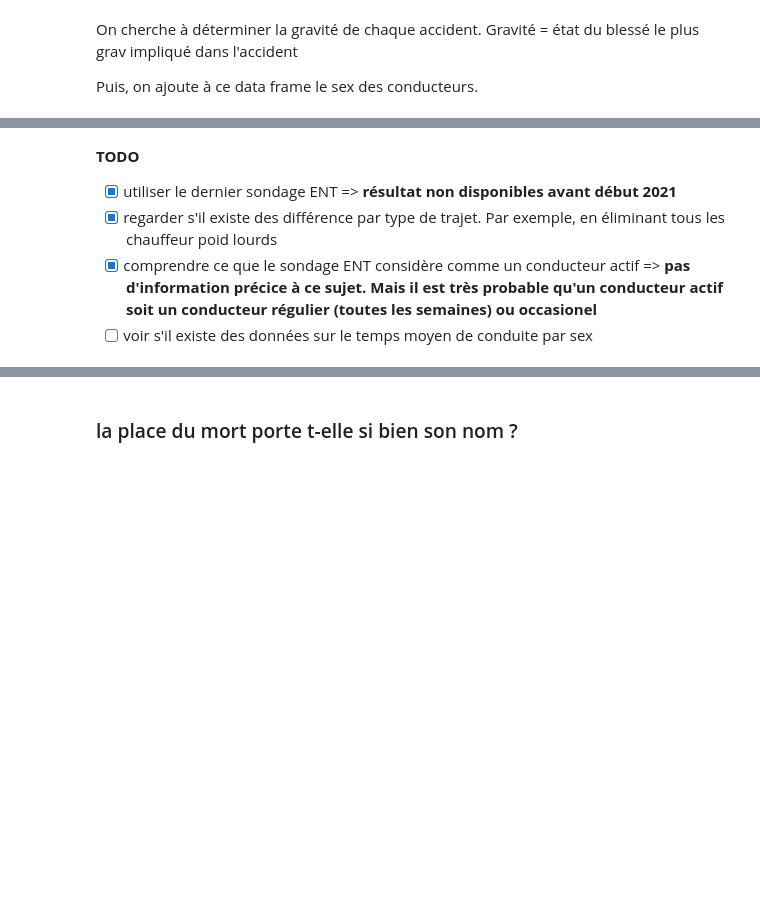
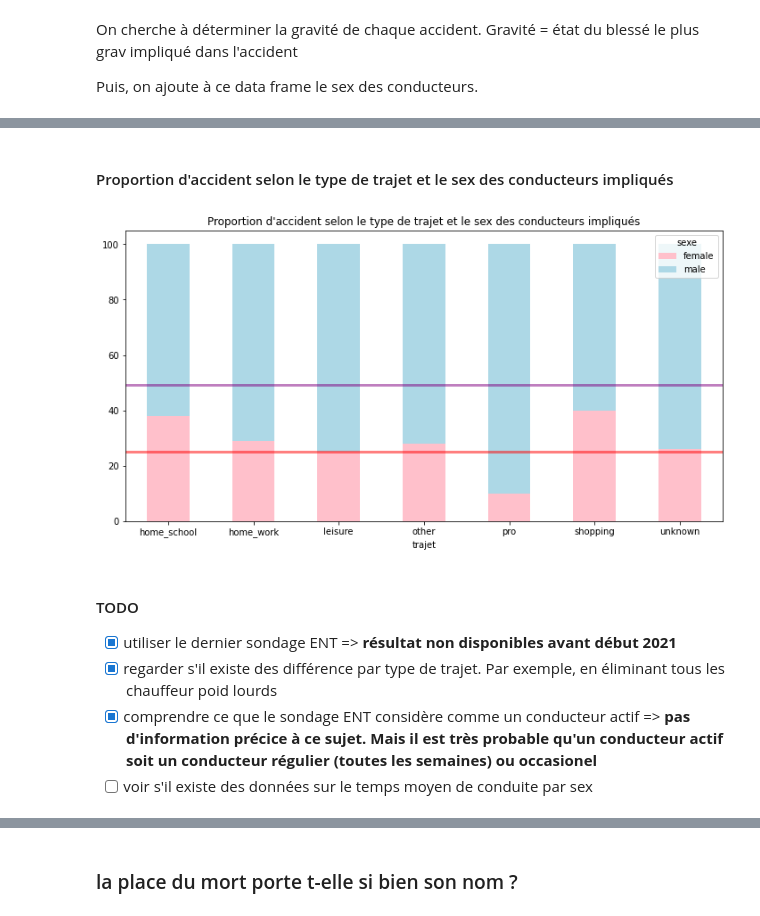
Before and after one commit to thomas-marquis/datascience-securite-routiere, a Jupyter notebook: notebooks/1.2-tm-accidents-exploration.ipynb, the cells around one changed output, grey strips where cells are left out. Drawn from its saved outputs; the diff is of its cells as text; code cells hidden in the pictures; blank space fills up the shorter version.

```diff
--- a/notebooks/1.2-tm-accidents-exploration.ipynb
+++ b/notebooks/1.2-tm-accidents-exploration.ipynb
@@ -260,0 +239,5 @@ drivers_count.plot.bar(x='year', ylim=[0, 1], rot=45, xlabel='années', ylabel='
+# %%
+drivers_count = drivers.get_drivers_count(pop_sex, entd)
+drivers_count.plot.bar(x='year', ylim=[0, 1], rot=45, xlabel='années', ylabel='Proportion',
+                       title='Evolution des proportions de conducteurs actif selon le sexe',
+                       figsize=(12, 6))
@@ -265,5 +292,16 @@ Puis, on ajoute à ce data frame le sex des conducteurs.
+# %% [markdown]
+#### Proportion d'accident selon le type de trajet et le sex des conducteurs impliqués
+# %%
+ax = pd.crosstab(index=drivers['trajet'], columns=drivers['sexe'], normalize=0)\
+    .mul(100).round(0)\
+    .plot.bar(color=['pink', 'lightblue'], figsize=(12, 6), stacked=True, rot=0,
+             title="Proportion d'accident selon le type de trajet et le sex des conducteurs impliqués")
+ax.axhline(pct_drivers_sex[['prop_drive_female']].values, color='purple', lw=3, alpha=.5)
+ax.axhline(summary_sex.loc['Tous accidents', 'Femmes'], color='red', lw=3, alpha=.5)
+# %% [output]
+[figure, added]
 # %% [markdown]
-**TODO**
+#### TODO
 
 - [x] utiliser le dernier sondage ENT => **résultat non disponibles avant début 2021**
 - [x] regarder s'il existe des différence par type de trajet. Par exemple, en éliminant tous les chauffeur poid lourds
```
Also changed, not shown: parts of 51 cells of this notebook, 18 other files.
